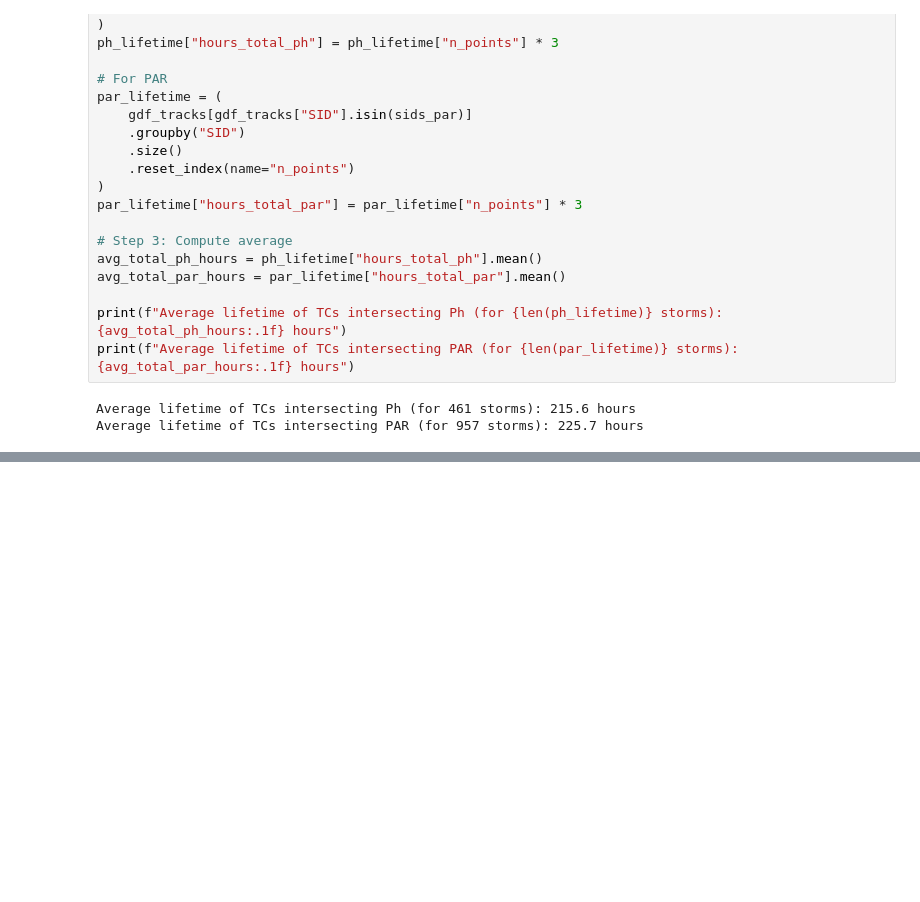
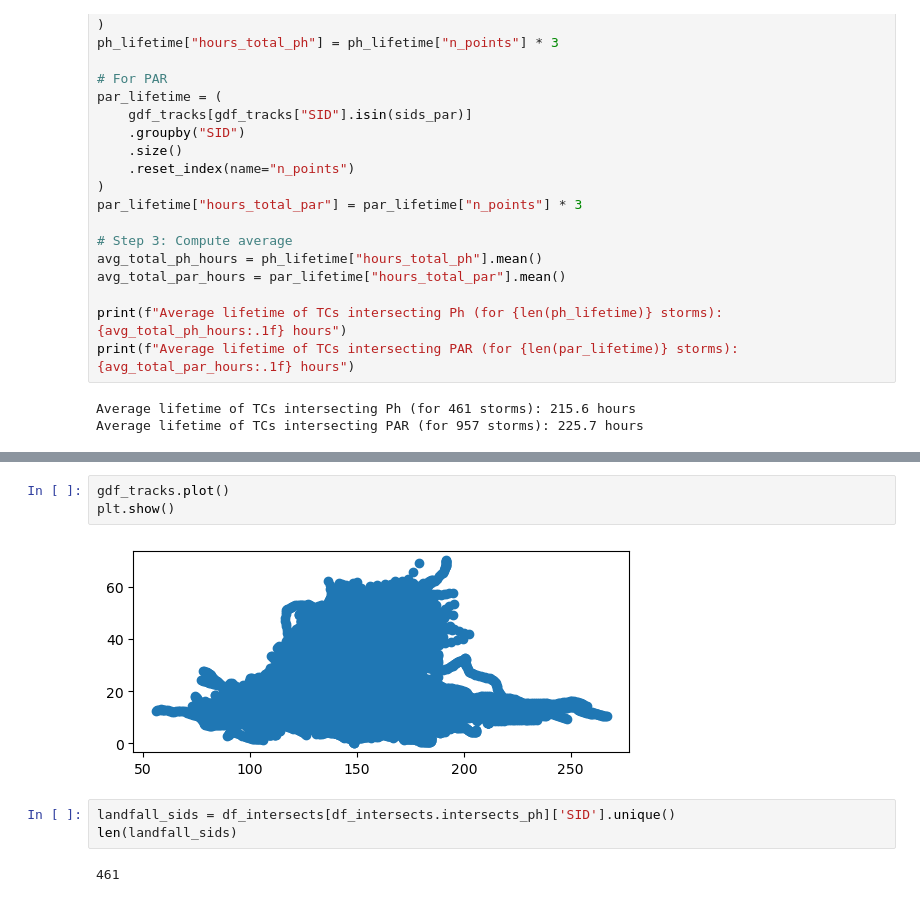
Before and after one commit to baracoma/tc-statistics, a Jupyter notebook: calculate-lifetime.ipynb, the cells around one changed output, grey strips where cells are left out. Drawn from its saved outputs; the diff is of its cells as text; blank space fills up the shorter version.

Commit message:
included other basic tc stats and plots

```diff
--- a/calculate-lifetime.ipynb
+++ b/calculate-lifetime.ipynb
@@ -167,2 +173,12 @@ print(f"Average TC lifetime *inside PAR*: {avg_par_hours:.1f} hours (based on {l
 # %% [output]
 Average TC lifetime *inside PAR*: 85.4 hours (based on 946 storms)
+# %%
+gdf_tracks.plot()
+plt.show()
+# %% [output]
+[figure, added]
+# %%
+landfall_sids = df_intersects[df_intersects.intersects_ph]['SID'].unique()
+len(landfall_sids)
+# %% [output]
+461
```
Also changed, not shown: parts of 13 cells of this notebook.
